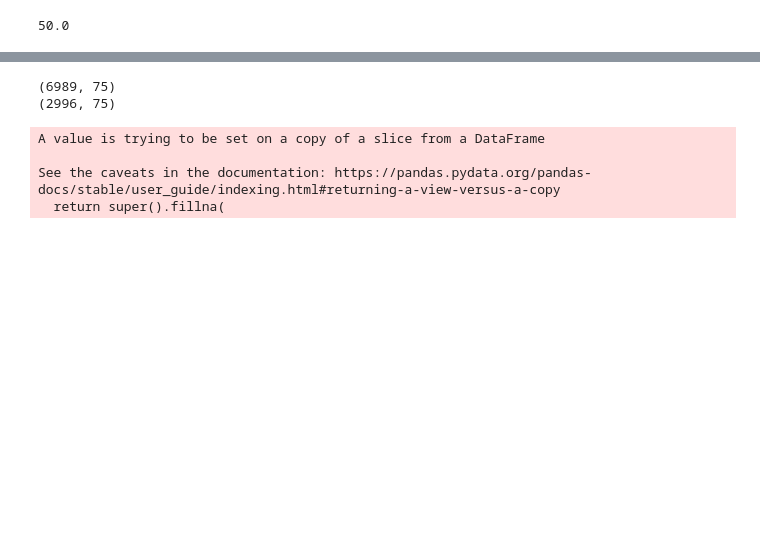
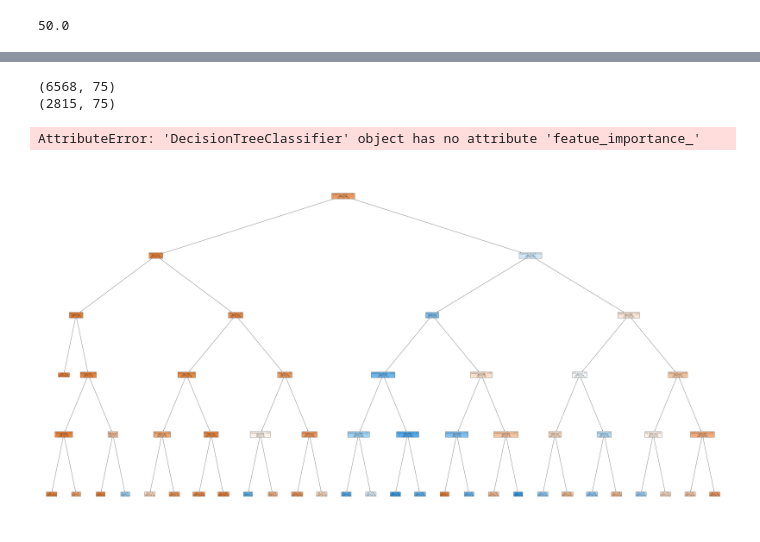
Before and after one commit to miguelince/propensity-to-buy, a Jupyter notebook: code/training_code.ipynb, the cells around one changed output, grey strips where cells are left out. Saved outputs shown, nothing was run; the diff lists cells and outputs as text; code cells hidden in the pictures; blank space fills up the shorter version.

```diff
--- a/code/training_code.ipynb
+++ b/code/training_code.ipynb
@@ -263,6 +287,8 @@ df_train.head()
 | 103226087 | 0 | 0.0 | 0 | 0.0 | 9 | 608.7500 | ... |
 | 103234445 | 0 | 0.0 | 2 | 386.0 | 36 | 1609.9397 | ... |
 5 rows × 76 columns
+# %%
+df_train.dropna(inplace=True)
 # %%
 X = df_train.drop('Buy',axis=1)
 y = df_train['Buy']
@@ -309,12 +315,5 @@ print(y_test.mean())
 print(X_train.shape)
 print(X_test.shape)
 # %% [output]
-(6989, 75)
-(2996, 75)
+(6568, 75)
+(2815, 75)
-# %%
-X_train.fillna(0, inplace=True)
-# %% [output]
-A value is trying to be set on a copy of a slice from a DataFrame
-
-See the caveats in the documentation: https://pandas.pydata.org/pandas-docs/stable/user_guide/indexing.html#returning-a-view-versus-a-copy
-  return super().fillna(
@@ -320,0 +322,12 @@ See the caveats in the documentation: https://pandas.pydata.org/pandas-docs/stab
+# %%
+Decisiontree = DecisionTreeClassifier(max_depth=5, random_state=54).fit(X_train, y_train)
+# %%
+Decisiontree.features_importance_
+# %% [output]
+AttributeError: 'DecisionTreeClassifier' object has no attribute 'featue_importance_'
+# %%
+fig = plt.figure(figsize=(75,40))
+tree.plot_tree(Decisiontree, feature_names=X_train.columns, filled=True)
+plt.show()
+# %% [output]
+[figure, added]
```
Also changed, not shown: parts of 50 cells of this notebook, 1 other file.
